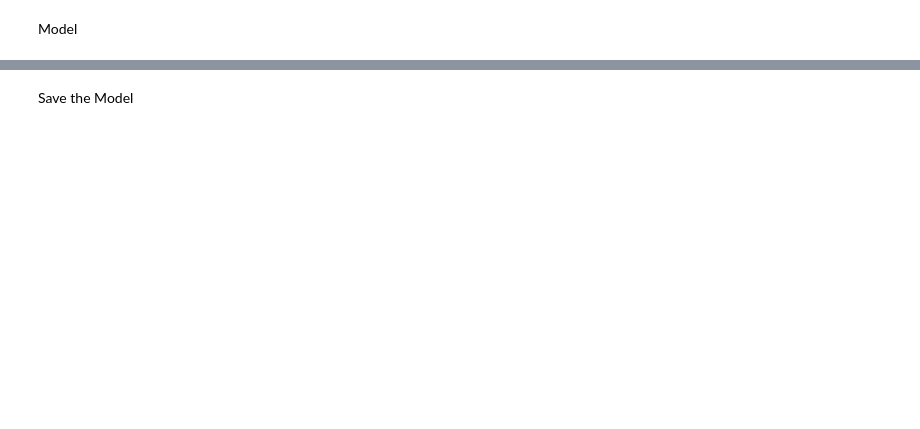
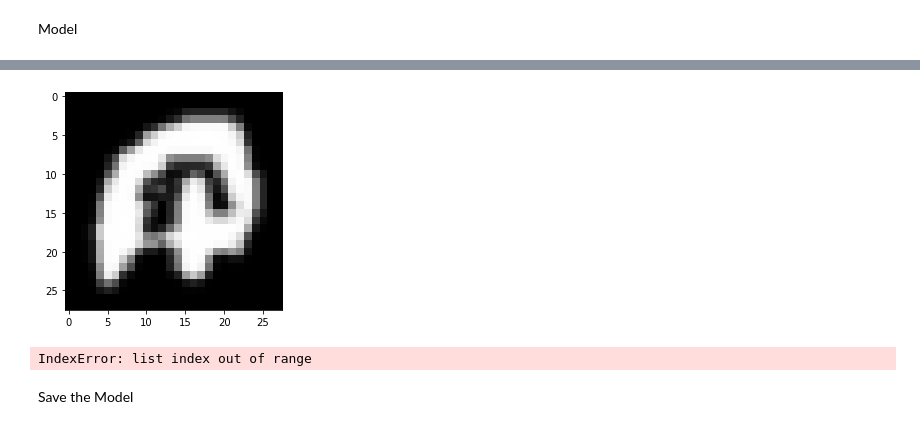
Before and after one commit to michelleli246/HangmanGame, a Jupyter notebook: model_build/CharacterRecognitionModel.ipynb, the cells around one changed output, grey strips where cells are left out. Cells and saved outputs as stored; diff of their text form; code cells hidden in the pictures; blank space fills up the shorter version.

Commit message:
new model

```diff
--- a/model_build/CharacterRecognitionModel.ipynb
+++ b/model_build/CharacterRecognitionModel.ipynb
@@ -96,2 +165,15 @@ Epoch 10/10
+# %%
+orig2 = orig.iloc[1:]
+reshaped = orig2.to_numpy()
+reshaped = np.reshape(reshaped,[28,28])
+# %%
+pyplot.imshow(reshaped, cmap=pyplot.get_cmap('gray'))
+pyplot.show()
+# %% [output]
+[figure, added]
+# %%
+letter_model.predict(feat[0])
+# %% [output]
+IndexError: list index out of range
 # %% [markdown]
 Save the Model
```
Also changed, not shown: parts of 17 cells of this notebook, 4 other files.
